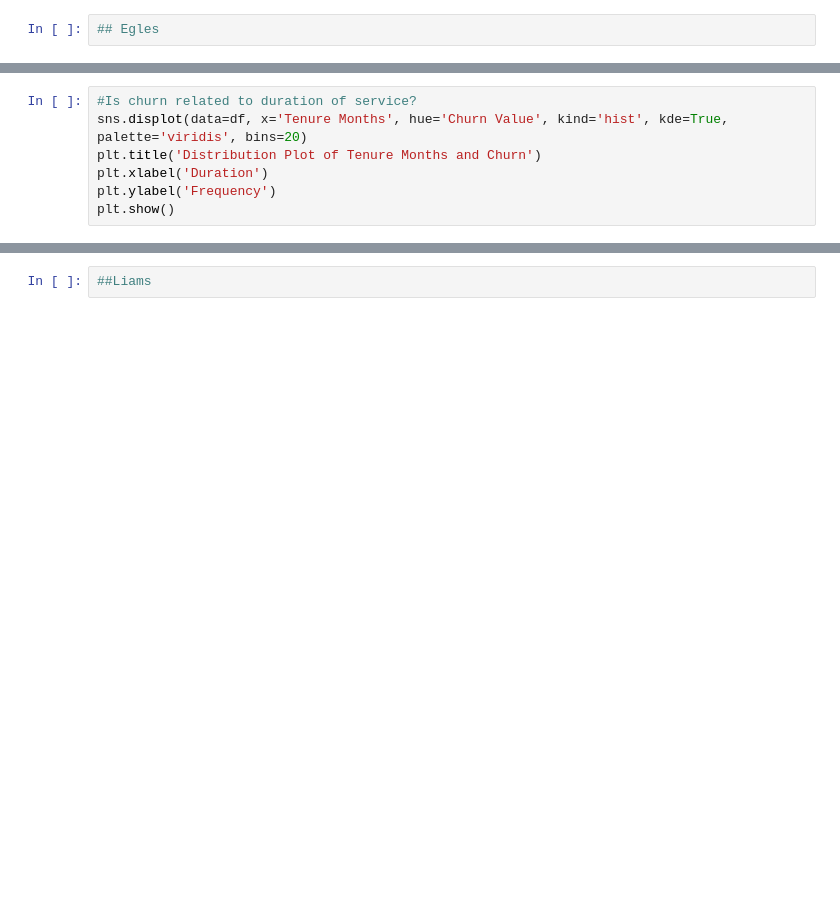
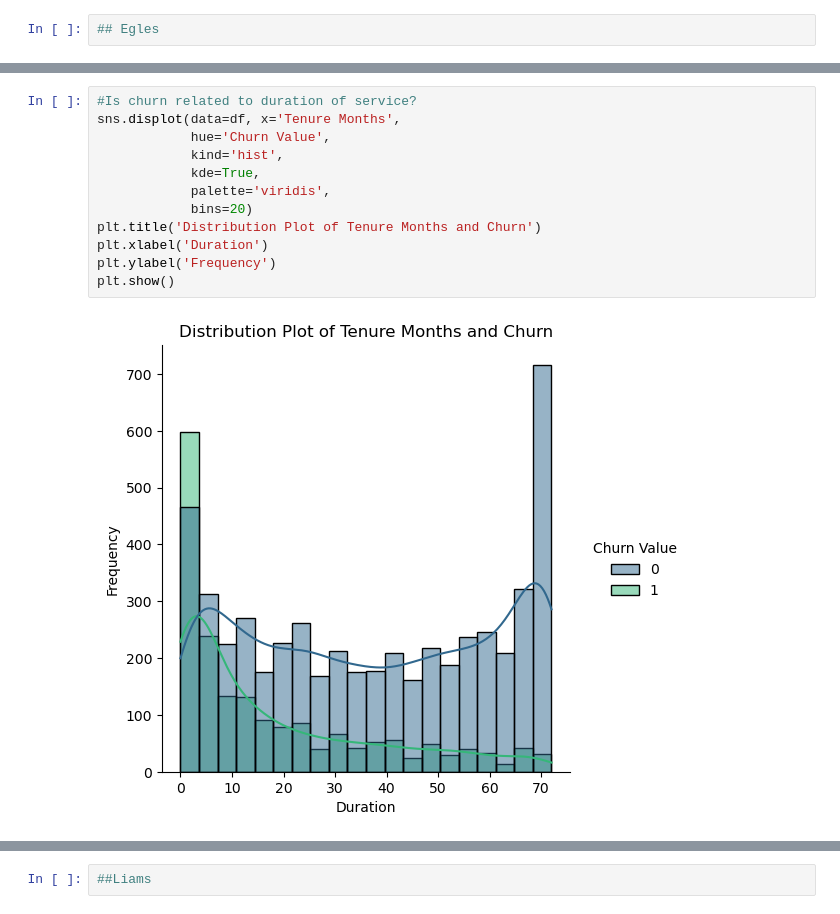
Before and after one commit to ldearlove/Digital-Futures-Swan-Project, a Jupyter notebook: White Swan.ipynb, the cells around one changed output, grey strips where cells are left out. Saved outputs shown, nothing was run; the diff lists cells and outputs as text; blank space fills up the shorter version.

```diff
--- a/White Swan.ipynb
+++ b/White Swan.ipynb
@@ -150,8 +176,15 @@ plt.show()
 # %%
 #Is churn related to duration of service?
-sns.displot(data=df, x='Tenure Months', hue='Churn Value', kind='hist', kde=True, palette='viridis', bins=20)
+sns.displot(data=df, x='Tenure Months',
+            hue='Churn Value',
+            kind='hist',
+            kde=True,
+            palette='viridis',
+            bins=20)
 plt.title('Distribution Plot of Tenure Months and Churn')
 plt.xlabel('Duration')
 plt.ylabel('Frequency')
 plt.show()
+# %% [output]
+[figure, added]
 # %%
```
Also changed, not shown: parts of 15 cells of this notebook.
